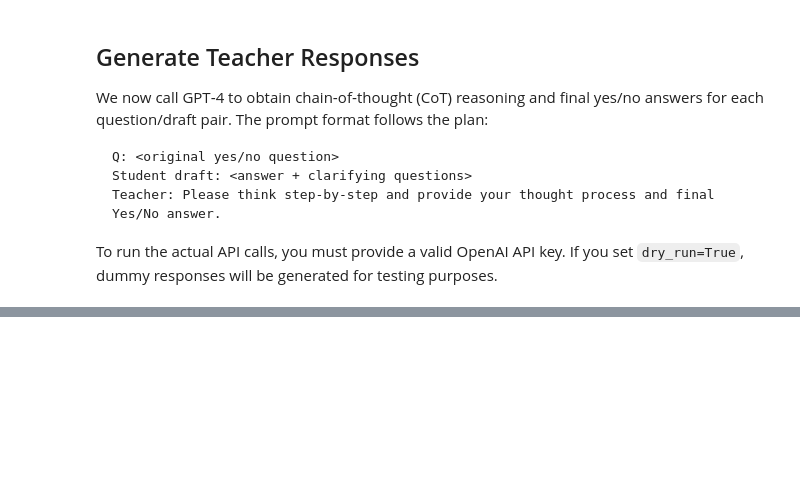
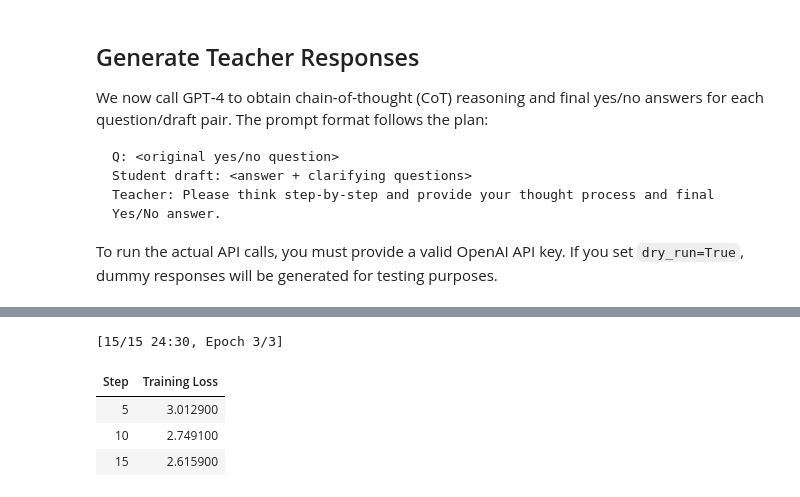
Before and after one commit to NoamDelbari/Self-Improving-LLM, a Jupyter notebook: notebooks/project_notebook.ipynb, the cells around one changed output, grey strips where cells are left out. Saved outputs shown, nothing was run; the diff lists cells and outputs as text; code cells hidden in the pictures; blank space fills up the shorter version.

Commit message:
Added phase baseline training

```diff
--- a/notebooks/project_notebook.ipynb
+++ b/notebooks/project_notebook.ipynb
@@ -609,0 +944,75 @@ print("Target: Final answer")
+# %%
+# Load and prepare training data
+print("Loading baseline training data...")
+train_dataset = load_dataset('json', data_files=PHASE_A_CONFIG['train_file'], split='train')
+
+def tokenize_function(examples):
+    # Format: "Question: {prompt}\nAnswer: {answer}"
+    texts = [f"Question: {prompt}\nAnswer: {answer}" for prompt, answer in zip(examples['prompt'], examples['answer'])]
+
+    tokenized = tokenizer(
+        texts,
+        truncation=True,
+        padding='max_length',  # Fix: Use consistent padding
+        max_length=PHASE_A_CONFIG['max_length'],
+        return_tensors=None
+    )
+
+    # For causal LM, labels are the same as input_ids
+    tokenized['labels'] = tokenized['input_ids'].copy()
+    return tokenized
+
+# Tokenize the dataset
+tokenized_dataset = train_dataset.map(tokenize_function, batched=True, remove_columns=train_dataset.column_names)
+
+# Data collator for causal language modeling
+data_collator = DataCollatorForLanguageModeling(
+    tokenizer=tokenizer,
+    mlm=False,
+)
+
+print(f"Training dataset size: {len(tokenized_dataset)}")
+
+# Adjust batch size for small dataset
+effective_batch_size = min(32, len(tokenized_dataset))
+batch_size = 2
+gradient_accumulation_steps = max(1, effective_batch_size // batch_size)
+
+print(f"Adjusted batch size: {batch_size}, grad accumulation: {gradient_accumulation_steps}")
+
+# Training arguments
+training_args = TrainingArguments(
+    output_dir=PHASE_A_CONFIG['output_dir'],
+    overwrite_output_dir=True,
+    num_train_epochs=PHASE_A_CONFIG['num_epochs'],
+    per_device_train_batch_size=batch_size,
+    gradient_accumulation_steps=gradient_accumulation_steps,
+    learning_rate=PHASE_A_CONFIG['learning_rate'],
+    warmup_steps=5,
+    logging_steps=5,
+    save_steps=50,
+    save_total_limit=2,
+    prediction_loss_only=True,
+    remove_unused_columns=False,
+    dataloader_pin_memory=False,
+    fp16=True,
+    report_to=None,
+    dataloader_num_workers=0,
+)
+
+# Create and run trainer
+trainer = Trainer(
+    model=model,
+    args=training_args,
+    train_dataset=tokenized_dataset,
+    data_collator=data_collator,
+)
+
+print("Starting Phase A training...")
+trainer.train()
+trainer.save_model()
+
+print("✅ Phase A training completed!")
+print(f"Model saved to: {PHASE_A_CONFIG['output_dir']}")
+print(f"Final GPU Memory: {torch.cuda.memory_allocated()/1e9:.2f} GB")
+# %% [output]
@@ -609,0 +1024,5 @@ print("Target: Final answer")
+[15/15 24:30, Epoch 3/3]
+| Step | Training Loss |
+| 5 | 3.012900 |
+| 10 | 2.749100 |
+| 15 | 2.615900 |
```
Also changed, not shown: parts of 15 cells of this notebook, 6 other files.
